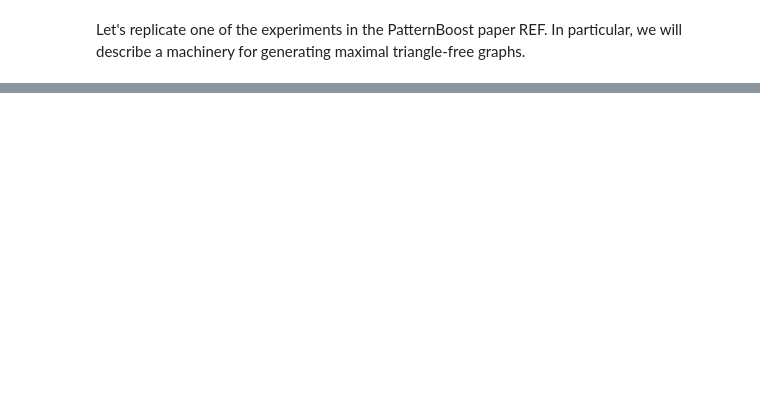
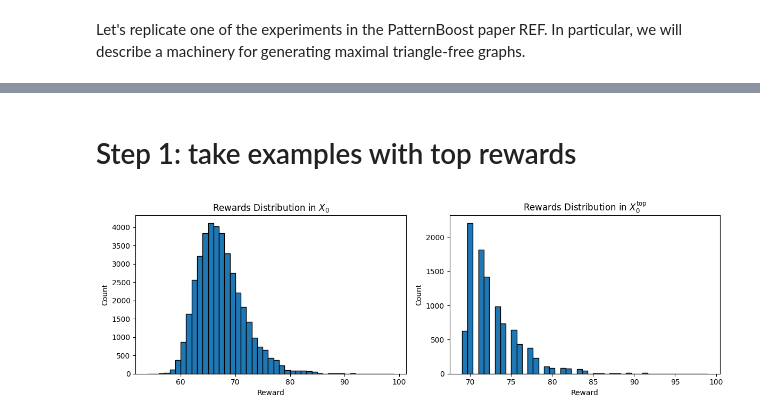
Before and after one commit to lgiito/transformers_math_experiments, a Jupyter notebook: patternboost.ipynb, the cells around one changed output, grey strips where cells are left out. Cells and saved outputs as stored; diff of their text form; code cells hidden in the pictures; blank space fills up the shorter version.

Commit message:
writing the notebook

```diff
--- a/patternboost.ipynb
+++ b/patternboost.ipynb
@@ -28,0 +244,20 @@ The application that we will explore in this notebook is a search of maximal tri
+# %%
+# Let's set up our enviroment variables, paths, devices and seeds
+
+os.environ['TOKENIZERS_PARALLELISM'] = 'false' # to avoid warnings while using multiprocessing
+
+os.environ["CUDA_VISIBLE_DEVICES"] = "3" # choose your GPU index if you have a multi-gpu setup
+
+device = torch.device("cuda" if torch.cuda.is_available() else "cpu") # normally Trainer choose the device by itself, but for generation we will need it to move the batches around.
+
+data_path = "PB_data/" # path to store the data
+os.makedirs(data_path, exist_ok=True)
+
+SEED = 42 # for reproducibility
+torch.manual_seed(SEED)
+torch.cuda.manual_seed_all(SEED)
+np.random.seed(SEED)
+random.seed(SEED)
+# %%
+# For the rest of the notebook we fix our number of vertices N at 20
+N = 20
@@ -28,0 +305,28 @@ The application that we will explore in this notebook is a search of maximal tri
+# %% [markdown]
+# Step 1: take examples with top rewards
+# %%
+# Now let's sort the dataset by rewards and take the top 25% of the samples to obtain X_0^{top}
+
+X_0 = X_0.sort("reward", reverse=True)
+X_0_top = X_0.select(range(len(X_0) // 4))
+# %%
+# Here are the rewards distributions for X_0 and X_0_top (compare with Figure 1 in the paper)
+
+fig, (ax1, ax2) = plt.subplots(1, 2, figsize=(12, 4))
+
+# Plot histogram for X_0
+ax1.hist(X_0['reward'], bins=45, edgecolor='black', linewidth=1)
+ax1.set_title('Rewards Distribution in $X_0$')
+ax1.set_xlabel('Reward')
+ax1.set_ylabel('Count')
+
+# Plot histogram for X_0_top
+ax2.hist(X_0_top['reward'], bins=45, edgecolor='black', linewidth=1)
+ax2.set_title('Rewards Distribution in $X_0^{\mathrm{top}}$')
+ax2.set_xlabel('Reward')
+ax2.set_ylabel('Count')
+
+plt.tight_layout()
+plt.show()
+# %% [output]
+[figure, added]
```
Also changed, not shown: parts of 31 cells of this notebook, 1 other file.
